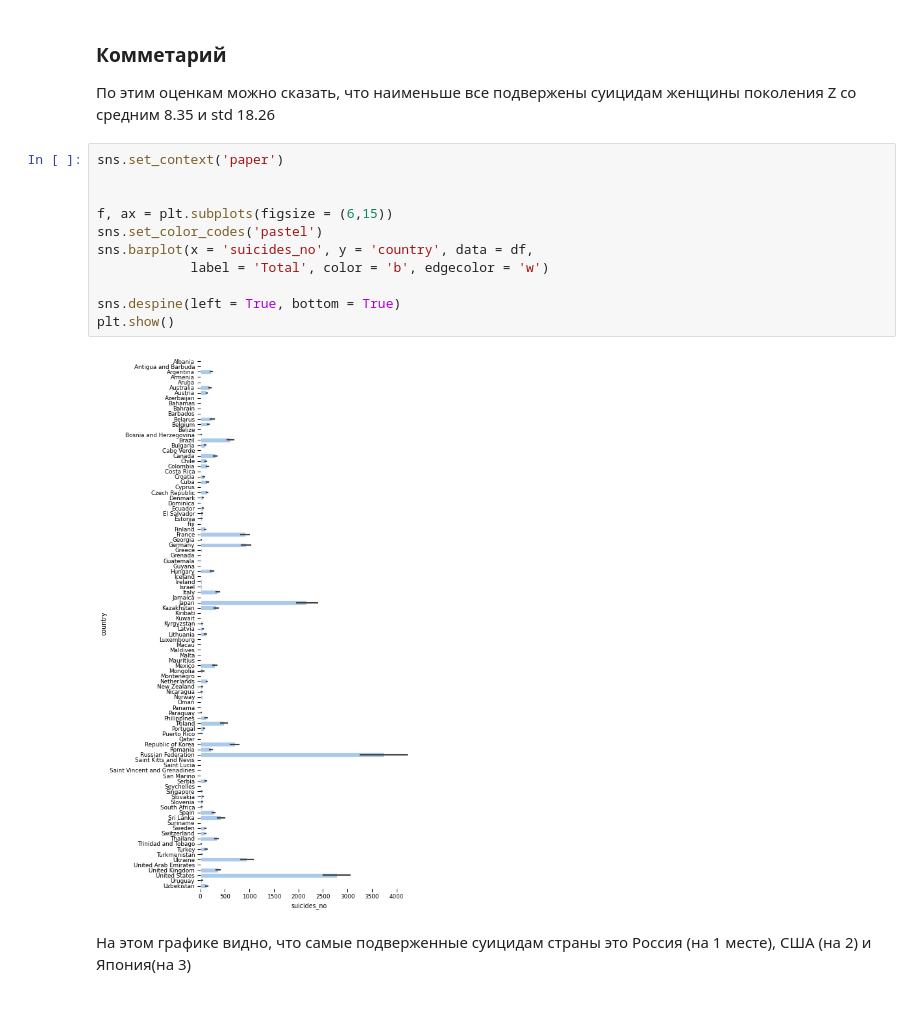
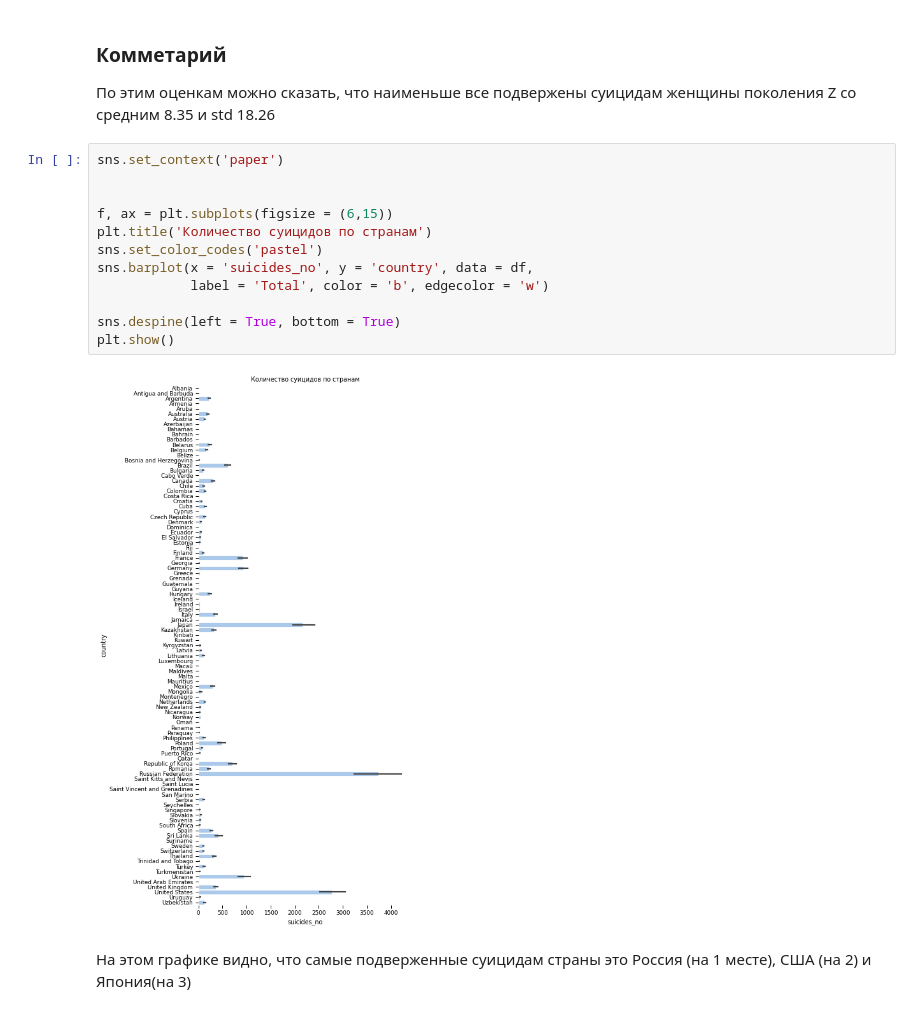
Before and after one commit to egorsemevskiy/EPAM, a Jupyter notebook: statistics/2_lesson/Task_3.ipynb, the cells around one changed output. Drawn from its saved outputs; the diff is of its cells as text.

```diff
--- a/statistics/2_lesson/Task_3.ipynb
+++ b/statistics/2_lesson/Task_3.ipynb
@@ -118,16 +122,17 @@ Name: suicides_no, dtype: float64
 # %%
 sns.set_context('paper')
 
 
 f, ax = plt.subplots(figsize = (6,15))
+plt.title('Количество суицидов по странам')
 sns.set_color_codes('pastel')
 sns.barplot(x = 'suicides_no', y = 'country', data = df,
             label = 'Total', color = 'b', edgecolor = 'w')
 
 sns.despine(left = True, bottom = True)
 plt.show()
 # %% [output]
-[figure, old version]
+[figure, new version]
 # %% [markdown]
 На этом графике видно, что самые подверженные суицидам страны это Россия (на 1 месте), США (на 2) и Япония(на 3)
 # %% [markdown]
```
Also changed, not shown: parts of 42 cells of this notebook, 1 other file.
